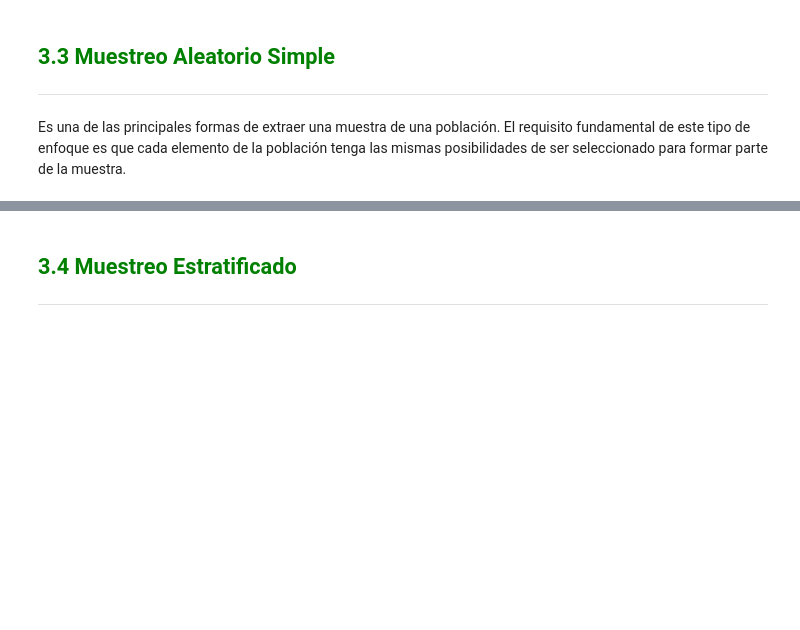
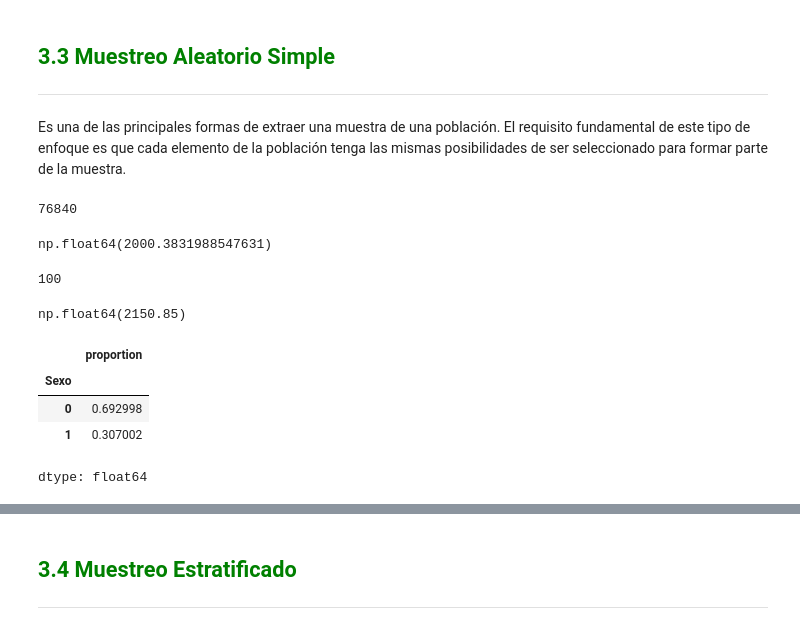
Before and after one commit to cmrondon2000/1764-estadistica-con-python-probabilidad-y-muestreo, a Jupyter notebook: Inicial.ipynb, the cells around one changed output, grey strips where cells are left out. Drawn from its saved outputs; the diff is of its cells as text; code cells hidden in the pictures; blank space fills up the shorter version.

```diff
--- a/Inicial.ipynb
+++ b/Inicial.ipynb
@@ -765,3 +765,28 @@ Cuando la población es finita pero muy grande, el costo de un censo puede hacer
 ***
 # %% [markdown]
 Es una de las principales formas de extraer una muestra de una población. El requisito fundamental de este tipo de enfoque es que cada elemento de la población tenga las mismas posibilidades de ser seleccionado para formar parte de la muestra.
+# %%
+datos.shape[0]
+# %% [output]
+76840
+# %%
+datos.Ingreso.mean()
+# %% [output]
+np.float64(2000.3831988547631)
+# %%
+muestra = datos.sample(n = 100, random_state = 101)
+muestra.shape[0]
+# %% [output]
+100
+# %%
+muestra.Ingreso.mean()
+# %% [output]
+np.float64(2150.85)
+# %%
+datos.Sexo.value_counts(normalize = True)
+# %% [output]
+|  | proportion |
+| Sexo |  |
+| 0 | 0.692998 |
+| 1 | 0.307002 |
+dtype: float64
```
Also changed, not shown: parts of 1 cell of this notebook.
